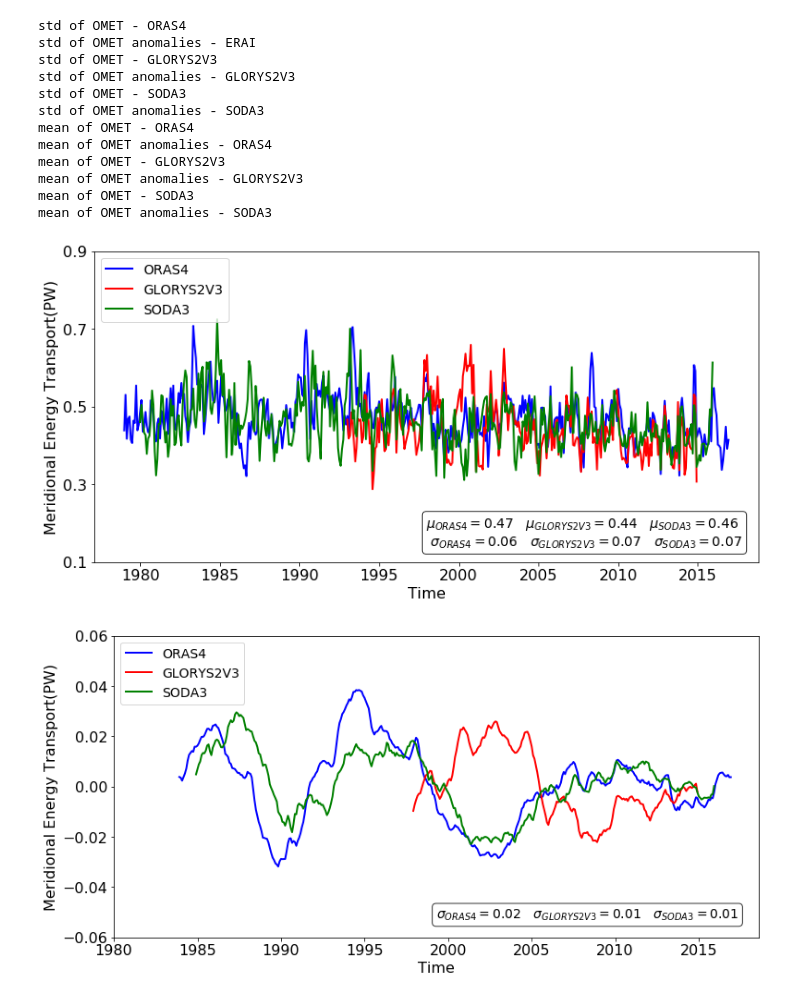
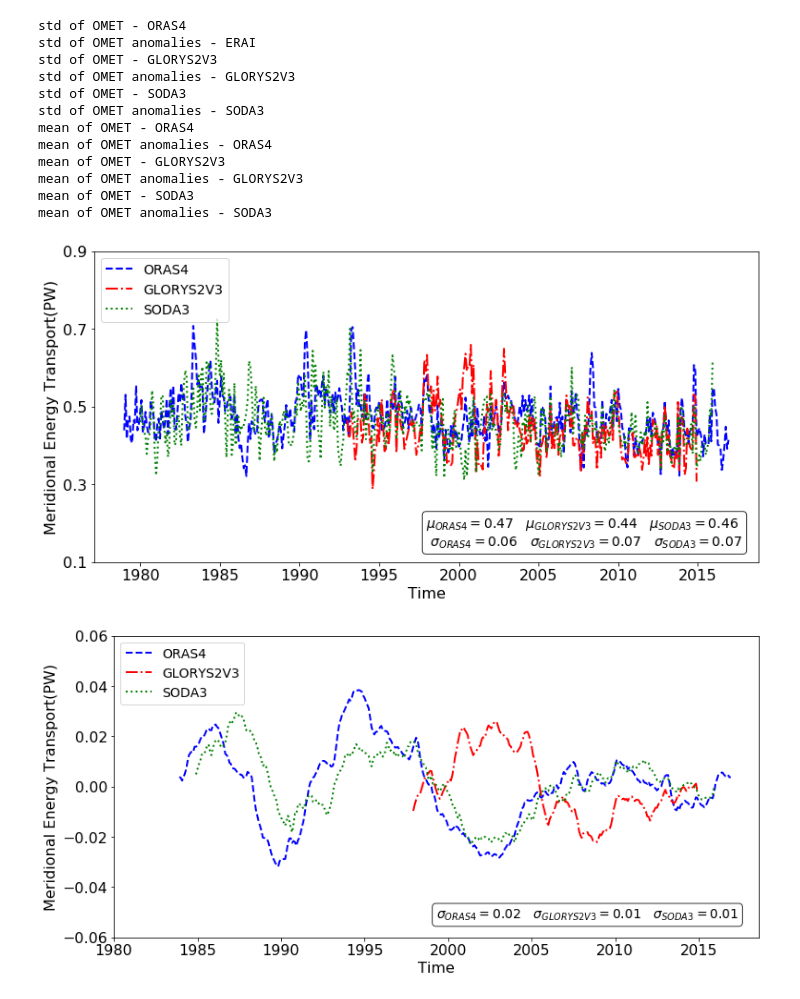
Before and after one commit to geek-yang/AirSeaFlow, a Jupyter notebook: MET_Feedback_paper/paper_MET_remake.ipynb, the cells around one changed output. Saved outputs shown, nothing was run; the diff lists cells and outputs as text; code cells hidden in the pictures.

```diff
--- a/MET_Feedback_paper/paper_MET_remake.ipynb
+++ b/MET_Feedback_paper/paper_MET_remake.ipynb
@@ -448,11 +448,11 @@ mean of AMET anomalies - JRA55
     fig = plt.figure()
     fig.set_size_inches(12.5, 6)
     plt.plot(index[:], AMET_res_int_ERAI_series[:,40],
-             'b-', linewidth=2.0, label='ERA-Interim')
+             'b--', linewidth=2.0, label='ERA-Interim')
     plt.plot(index[12:], AMET_res_int_MERRA2_series[:,60],
-             'r-', linewidth=2.0, label='MERRA2')
+             'r-.', linewidth=2.0, label='MERRA2')
     plt.plot(index[:-36], AMET_res_int_JRA55_series[:,53],
-             'g-', linewidth=2.0, label='JRA55')
+             'g:', linewidth=2.0, label='JRA55')
     plt.xlabel("Time",fontsize=16)
     plt.xticks(np.arange(13,len(year_ERAI)*12+1,60), index_year,fontsize=16)
     plt.ylabel("Meridional Energy Transport(PW)",fontsize=16)
@@ -475,11 +475,11 @@ mean of AMET anomalies - JRA55
     fig = plt.figure()
     fig.set_size_inches(12.5, 6)
     plt.plot(index[59:], stat_AMET_res_ERAI._lowpass,
-             'b-', linewidth=2.0, label='ERA-Interim res')
+             'b--', linewidth=2.0, label='ERA-Interim res')
     plt.plot(index[71:], stat_AMET_res_MERRA2._lowpass,
-             'r-', linewidth=2.0, label='MERRA2 res')
+             'r-.', linewidth=2.0, label='MERRA2 res')
     plt.plot(index[59:-36], stat_AMET_res_JRA55._lowpass,
-             'g-', linewidth=2.0, label='JRA55 res')
+             'g:', linewidth=2.0, label='JRA55 res')
     plt.xlabel("Time",fontsize=16)
     plt.xticks(np.arange(13,len(year_ERAI)*12+1,60), index_year,fontsize=16)
     plt.ylabel("Meridional Energy Transport(PW)",fontsize=16)
@@ -571,28 +571,28 @@ mean of OMET anomalies - SODA3
 # %%
     text_content = '$\mu_{ORAS4}=%.2f$   $\mu_{GLORYS2V3}=%.2f$   $\mu_{SODA3}=%.2f$ \n $\sigma_{ORAS4}=%.2f$   $\sigma_{GLORYS2V3}=%.2f$   $\sigma_{SODA3}=%.2f$' \
                     % (OMET_ORAS4_mean, OMET_GLORYS2V3_mean, OMET_SODA3_mean, OMET_ORAS4_std, OMET_GLORYS2V3_std, OMET_SODA3_std)
     # plot AMET time series
     fig = plt.figure()
     fig.set_size_inches(12.5, 6)
     plt.plot(index[:], OMET_ORAS4_series,
-             'b-', linewidth=2.0, label='ORAS4')
+             'b--', linewidth=2.0, label='ORAS4')
     plt.plot(index[168:-24], OMET_GLORYS2V3_series,
-             'r-', linewidth=2.0, label='GLORYS2V3')
+             'r-.', linewidth=2.0, label='GLORYS2V3')
     plt.plot(index[12:-12], OMET_SODA3_series,
-             'g-', linewidth=2.0, label='SODA3')
+             'g:', linewidth=2.0, label='SODA3')
     plt.xlabel("Time",fontsize=16)
     plt.xticks(np.arange(13,len(year_ERAI)*12+1,60), index_year,fontsize=16)
     plt.ylabel("Meridional Energy Transport(PW)",fontsize=16)
     plt.yticks(np.arange(0.1,1.10,0.2), fontsize=16)
     plt.legend(frameon=True, loc=2, prop={'size': 14})
     props = dict(boxstyle='round', facecolor='white', alpha=0.8)
     ax = plt.gca()
     ax.text(0.5,0.15,text_content,transform=ax.transAxes,fontsize=14,verticalalignment='top',bbox=props)
     plt.show()
     fig.savefig(os.path.join(output_path,'OMET_series_60N.png'),dpi=300)
     plt.close(fig)
 # %% [output]
-[figure, old version]
+[figure, new version]
 # %%
     text_content = '$\sigma_{ORAS4}=%.2f$   $\sigma_{GLORYS2V3}=%.2f$   $\sigma_{SODA3}=%.2f$' \
                     % (OMET_ORAS4_white_std, OMET_GLORYS2V3_white_std, OMET_SODA3_white_std)
@@ -600,11 +600,11 @@ mean of OMET anomalies - SODA3
     fig = plt.figure()
     fig.set_size_inches(12.5, 6)
     plt.plot(index[59:], stat_OMET_ORAS4._lowpass,
-             'b-', linewidth=2.0, label='ORAS4')
+             'b--', linewidth=2.0, label='ORAS4')
     plt.plot(index[227:-24], stat_OMET_GLORYS2V3._lowpass,
-             'r-', linewidth=2.0, label='GLORYS2V3')
+             'r-.', linewidth=2.0, label='GLORYS2V3')
     plt.plot(index[71:-12], stat_OMET_SODA3._lowpass,
-             'g-', linewidth=2.0, label='SODA3')
+             'g:', linewidth=2.0, label='SODA3')
     plt.xlabel("Time",fontsize=16)
     plt.xticks(np.arange(13,len(year_ERAI)*12+1,60), index_year,fontsize=16)
     plt.ylabel("Meridional Energy Transport(PW)",fontsize=16)
@@ -617,4 +617,4 @@ mean of OMET anomalies - SODA3
     fig.savefig(os.path.join(output_path,'OMET_anomaly_lowpass_5y_60N.png'),dpi=300)
     plt.close(fig)
 # %% [output]
-[figure, old version]
+[figure, new version]
```
Also changed, not shown: parts of 2 cells of this notebook, 1 other file.
